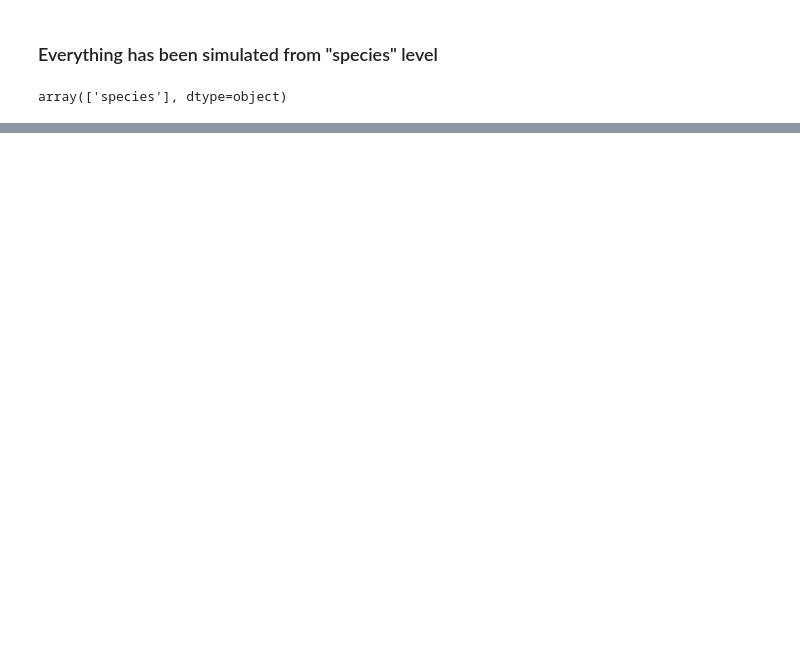
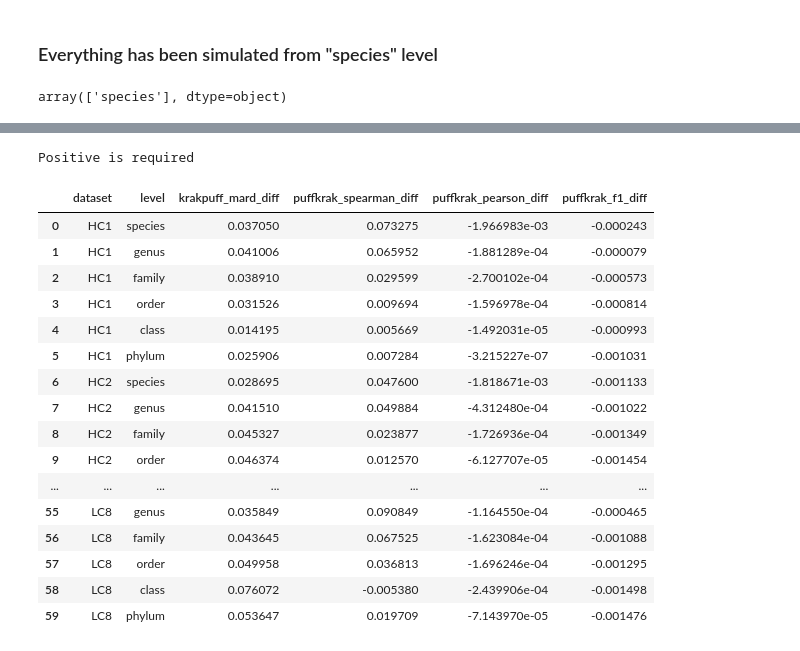
Before and after one commit to fataltes/quickNBs, a Jupyter notebook: pufferfish-krakmap.ipynb, the cells around one changed output, grey strips where cells are left out. Cells and saved outputs as stored; diff of their text form; code cells hidden in the pictures; blank space fills up the shorter version.

```diff
--- a/pufferfish-krakmap.ipynb
+++ b/pufferfish-krakmap.ipynb
@@ -359,0 +545,24 @@ print(pearsonr(a, c))
+# %%
+print('Positive is required')
+stats_df[['dataset', 'level',
+          'krakpuff_mard_diff', 'puffkrak_spearman_diff',
+          'puffkrak_pearson_diff', 'puffkrak_f1_diff']]
+# %% [output]
+Positive is required
+|  | dataset | level | krakpuff_mard_diff | puffkrak_spearman_diff | puffkrak_pearson_diff | puffkrak_f1_diff |
+| 0 | HC1 | species | 0.037050 | 0.073275 | -1.966983e-03 | -0.000243 |
+| 1 | HC1 | genus | 0.041006 | 0.065952 | -1.881289e-04 | -0.000079 |
+| 2 | HC1 | family | 0.038910 | 0.029599 | -2.700102e-04 | -0.000573 |
+| 3 | HC1 | order | 0.031526 | 0.009694 | -1.596978e-04 | -0.000814 |
+| 4 | HC1 | class | 0.014195 | 0.005669 | -1.492031e-05 | -0.000993 |
+| 5 | HC1 | phylum | 0.025906 | 0.007284 | -3.215227e-07 | -0.001031 |
+| 6 | HC2 | species | 0.028695 | 0.047600 | -1.818671e-03 | -0.001133 |
+| 7 | HC2 | genus | 0.041510 | 0.049884 | -4.312480e-04 | -0.001022 |
+| 8 | HC2 | family | 0.045327 | 0.023877 | -1.726936e-04 | -0.001349 |
+| 9 | HC2 | order | 0.046374 | 0.012570 | -6.127707e-05 | -0.001454 |
+| ... | ... | ... | ... | ... | ... | ... |
+| 55 | LC8 | genus | 0.035849 | 0.090849 | -1.164550e-04 | -0.000465 |
+| 56 | LC8 | family | 0.043645 | 0.067525 | -1.623084e-04 | -0.001088 |
+| 57 | LC8 | order | 0.049958 | 0.036813 | -1.696246e-04 | -0.001295 |
+| 58 | LC8 | class | 0.076072 | -0.005380 | -2.439906e-04 | -0.001498 |
+| 59 | LC8 | phylum | 0.053647 | 0.019709 | -7.143970e-05 | -0.001476 |
```
Also changed, not shown: parts of 22 cells of this notebook, 1 other file.
